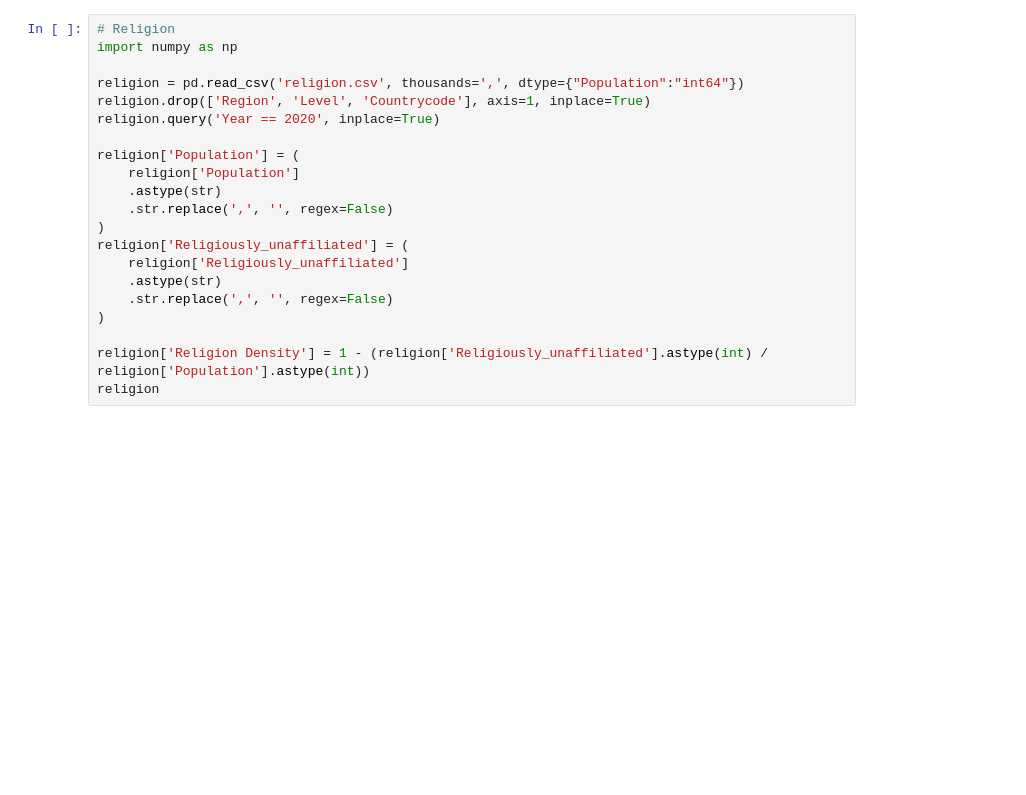
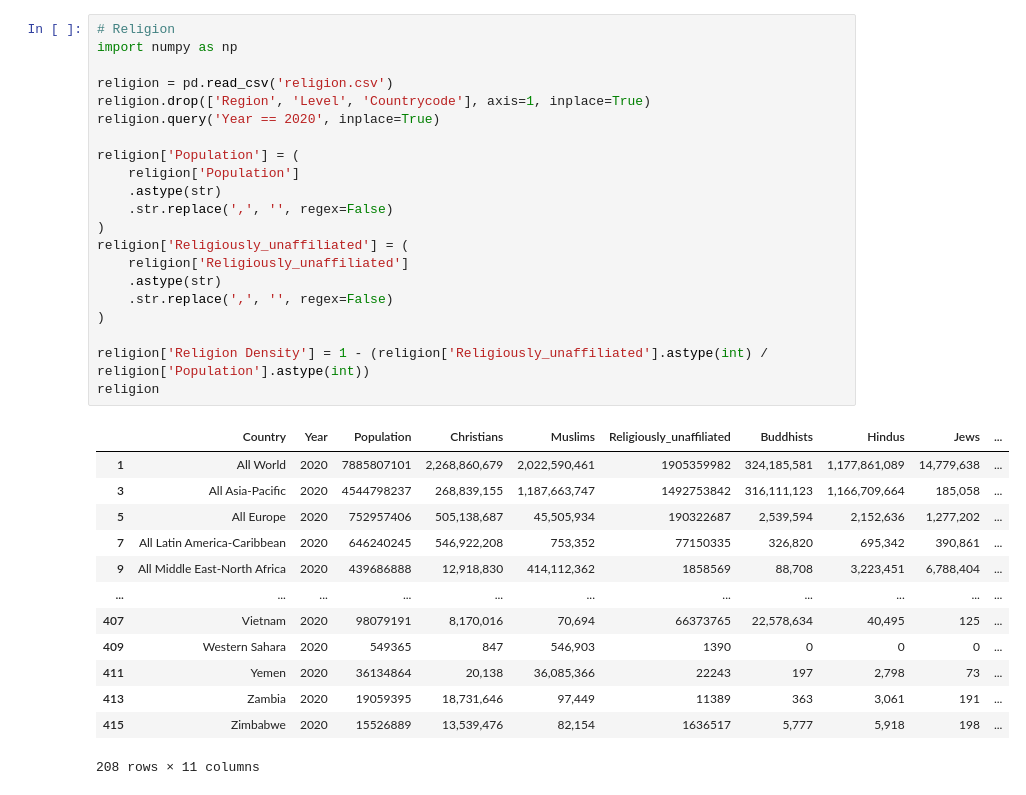
Before and after one commit to RajwatSingh/DS256_FinalProject, a Jupyter notebook: ReligionAndHomicides.ipynb, the cells around one changed output. Cells and saved outputs as stored; diff of their text form; blank space fills up the shorter version.

```diff
--- a/ReligionAndHomicides.ipynb
+++ b/ReligionAndHomicides.ipynb
@@ -28,23 +24,37 @@ country
 # %%
 # Religion
 import numpy as np
 
-religion = pd.read_csv('religion.csv', thousands=',', dtype={"Population":"int64"})
+religion = pd.read_csv('religion.csv')
 religion.drop(['Region', 'Level', 'Countrycode'], axis=1, inplace=True)
 religion.query('Year == 2020', inplace=True)
 
 religion['Population'] = (
     religion['Population']
     .astype(str)
     .str.replace(',', '', regex=False)
 )
 religion['Religiously_unaffiliated'] = (
     religion['Religiously_unaffiliated']
     .astype(str)
     .str.replace(',', '', regex=False)
 )
 
 religion['Religion Density'] = 1 - (religion['Religiously_unaffiliated'].astype(int) / religion['Population'].astype(int))
 religion
+# %% [output]
+|  | Country | Year | Population | Christians | Muslims | Religiously_unaffiliated | Buddhists | Hindus | Jews | ... |
+| 1 | All World | 2020 | 7885807101 | 2,268,860,679 | 2,022,590,461 | 1905359982 | 324,185,581 | 1,177,861,089 | 14,779,638 | ... |
+| 3 | All Asia-Pacific | 2020 | 4544798237 | 268,839,155 | 1,187,663,747 | 1492753842 | 316,111,123 | 1,166,709,664 | 185,058 | ... |
+| 5 | All Europe | 2020 | 752957406 | 505,138,687 | 45,505,934 | 190322687 | 2,539,594 | 2,152,636 | 1,277,202 | ... |
+| 7 | All Latin America-Caribbean | 2020 | 646240245 | 546,922,208 | 753,352 | 77150335 | 326,820 | 695,342 | 390,861 | ... |
+| 9 | All Middle East-North Africa | 2020 | 439686888 | 12,918,830 | 414,112,362 | 1858569 | 88,708 | 3,223,451 | 6,788,404 | ... |
+| ... | ... | ... | ... | ... | ... | ... | ... | ... | ... | ... |
+| 407 | Vietnam | 2020 | 98079191 | 8,170,016 | 70,694 | 66373765 | 22,578,634 | 40,495 | 125 | ... |
+| 409 | Western Sahara | 2020 | 549365 | 847 | 546,903 | 1390 | 0 | 0 | 0 | ... |
+| 411 | Yemen | 2020 | 36134864 | 20,138 | 36,085,366 | 22243 | 197 | 2,798 | 73 | ... |
+| 413 | Zambia | 2020 | 19059395 | 18,731,646 | 97,449 | 11389 | 363 | 3,061 | 191 | ... |
+| 415 | Zimbabwe | 2020 | 15526889 | 13,539,476 | 82,154 | 1636517 | 5,777 | 5,918 | 198 | ... |
+208 rows × 11 columns
 # %%
 # Sex
```
Also changed, not shown: parts of 14 cells of this notebook.
